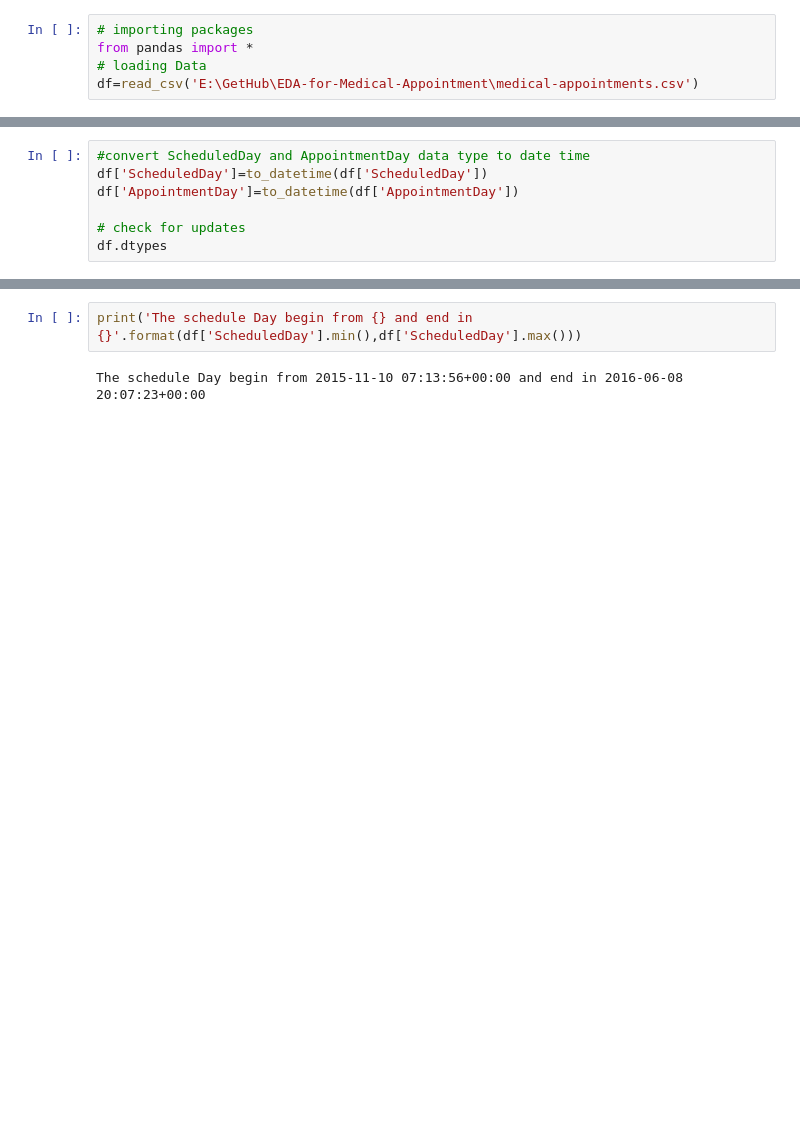
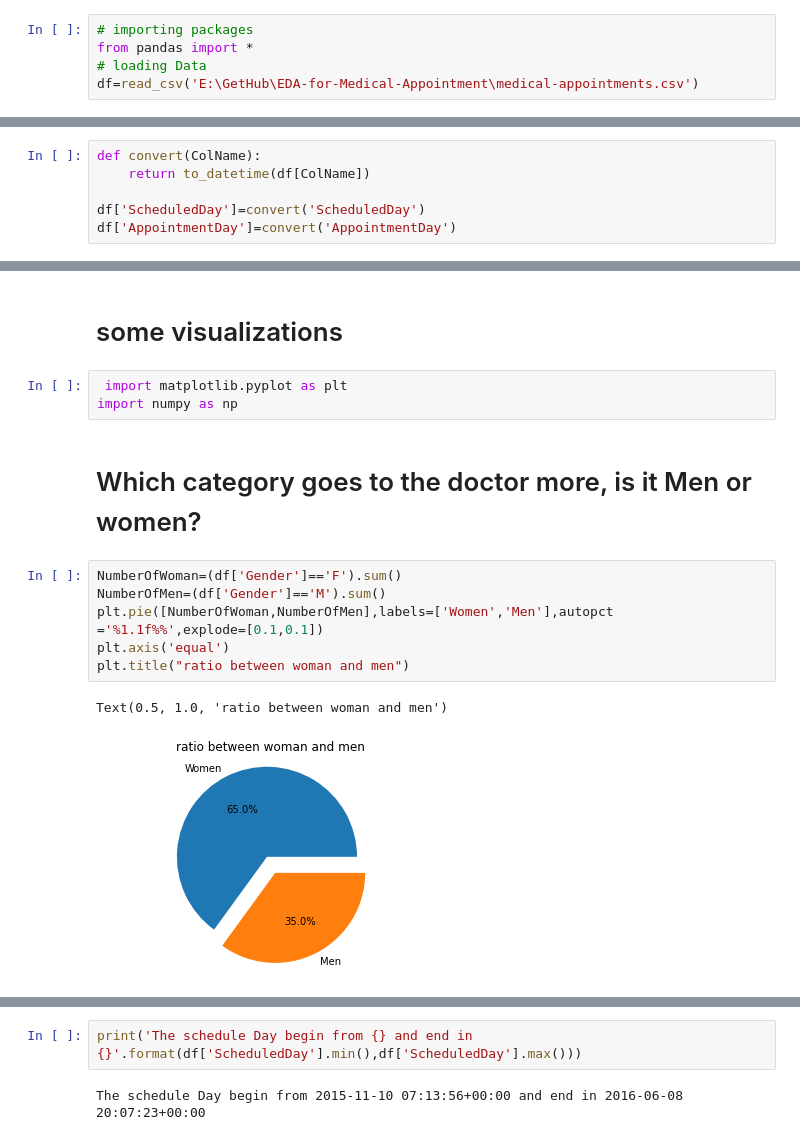
Before and after one commit to mennasala/EDA-for-Medical-Appointment, a Jupyter notebook: Investigate_a_Dataset-No-show-appointments.ipynb, the cells around one changed output, grey strips where cells are left out. Saved outputs shown, nothing was run; the diff lists cells and outputs as text; blank space fills up the shorter version.

```diff
--- a/Investigate_a_Dataset-No-show-appointments.ipynb
+++ b/Investigate_a_Dataset-No-show-appointments.ipynb
@@ -73,7 +40,0 @@ True
-# %%
-#convert ScheduledDay and AppointmentDay data type to date time
-df['ScheduledDay']=to_datetime(df['ScheduledDay'])
-df['AppointmentDay']=to_datetime(df['AppointmentDay'])
-
-# check for updates
-df.dtypes
@@ -191,0 +114,6 @@ Name: Diabetes, Length: 193, dtype: int64
+# %%
+def convert(ColName):
+    return to_datetime(df[ColName])
+
+df['ScheduledDay']=convert('ScheduledDay')
+df['AppointmentDay']=convert('AppointmentDay')
@@ -191,0 +179,16 @@ Name: Diabetes, Length: 193, dtype: int64
+# %% [markdown]
+# some visualizations
+# %%
+ import matplotlib.pyplot as plt
+import numpy as np
+# %% [markdown]
+# Which category goes to the doctor more, is it Men or women?
+# %%
+NumberOfWoman=(df['Gender']=='F').sum()
+NumberOfMen=(df['Gender']=='M').sum()
+plt.pie([NumberOfWoman,NumberOfMen],labels=['Women','Men'],autopct ='%1.1f%%',explode=[0.1,0.1])
+plt.axis('equal')
+plt.title("ratio between woman and men")
+# %% [output]
+Text(0.5, 1.0, 'ratio between woman and men')
+[figure, added]
```
Also changed, not shown: parts of 55 cells of this notebook, 1 other file.
